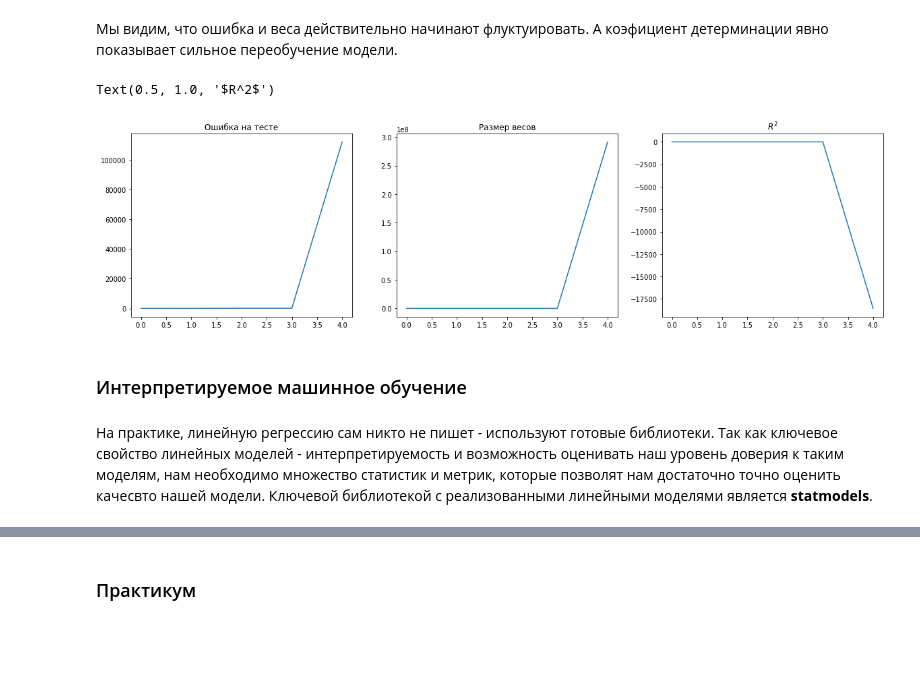
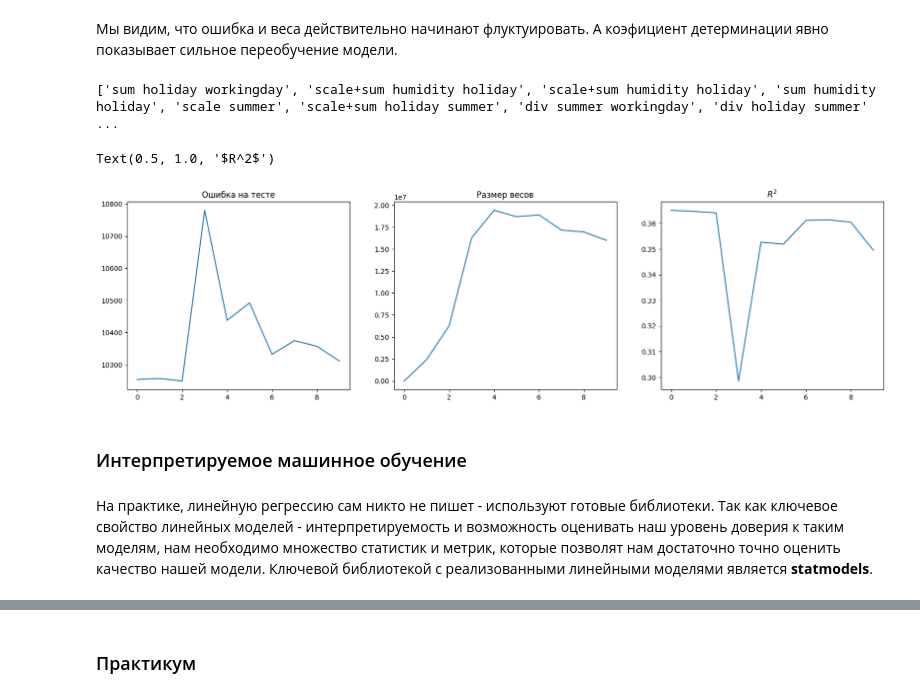
Before and after one commit to runnerup96/SBT-machine-learning-seminars, a Jupyter notebook: Линейная регрессия/Линейная регрессия.ipynb, the cells around one changed output, grey strips where cells are left out. Drawn from its saved outputs; the diff is of its cells as text; code cells hidden in the pictures; blank space fills up the shorter version.

```diff
--- a/Линейная регрессия/Линейная регрессия.ipynb
+++ b/Линейная регрессия/Линейная регрессия.ipynb
@@ -361,14 +566,16 @@ def feature_generator(curr_df, feature_list):
     Генерируем случайный линейно зависимый признак из нашего датафрейма
     """
     random_coll = random.sample(feature_list, 2)
-    new_feature = random.choice([
-        curr_df[random_coll[0]] + curr_df[random_coll[1]],
-        2 * curr_df[random_coll[0]],
-        curr_df[random_coll[0]] - curr_df[random_coll[1]],
-        2 * curr_df[random_coll[0]] + curr_df[random_coll[1]]
+    new_feature = random.choice([("sum " + " ".join(random_coll),
+        curr_df[random_coll[0]] + curr_df[random_coll[1]]),
+        ("scale " + random_coll[0], 2 * curr_df[random_coll[0]]),
+        ('div '+" ".join(random_coll), curr_df[random_coll[0]] - curr_df[random_coll[1]]),
+        ('scale+sum '+ " ".join(random_coll), 2 * curr_df[random_coll[0]] + curr_df[random_coll[1]])
     ])
-    new_feature = 2 * curr_df[random_coll[0]] + 1e-3
-    return new_feature
+
+    name = new_feature[0]
+    new_feature = new_feature[1] + 1e-7*np.random.randn(*curr_df[random_coll[0]].shape)
+    return new_feature, name
 # %% [markdown]
 Суть эксперимента - проверить OLS модель при обучении с линейно-зависимыми признаками.
 Для этого на протяжении 10 экспериментов генерируем с помощью функции **feature_generator** линейно зависимый признак от исходных признаков и добавляем ее в наш датафрейм. Далее обучаем модель и смотрим на норму весов и ошибку модели. Мы ожидаем увидеть сильную флуктуацию в весах модели и в ошибке на тестовой выборке. Это покажет нам неустойчивость OLS модели к мультиколлинеарности.
@@ -380,29 +587,27 @@ from copy import deepcopy
 original_features = ['holiday', 'humidity', 'summer', 'temp', 'windspeed', 'workingday']
 train_features = ['holiday', 'humidity', 'summer', 'temp', 'windspeed', 'workingday']
 
-original_features = ['temp', 'windspeed']
-train_features = ['temp', 'windspeed']
-
-
 scaled_df_copy = deepcopy(scaled_df)
 
-total_experiements = 5
+total_experiements = 10
 
 weights_norm_list = []
 error_list = []
 r_squared_list = []
 iters_amount_list = []
+names_new_features = []
 
 
 for i in tqdm(range(total_experiements)):
     if i >= 1:
         feature_name = f'new_feature_{i}'
-        scaled_df_copy[feature_name] = feature_generator(scaled_df_copy, original_features)
+        scaled_df_copy[feature_name], name = feature_generator(scaled_df_copy, original_features)
         train_features.append(feature_name)
+        names_new_features.append(name)
     # print(train_features)
 
     # делим нашу выборку на обучающую и тестовую
-    X_train, X_test, y_train, y_test = train_test_split(scaled_df_copy[train_features], scaled_df_copy['count'], random_state=42)
+    X_train, X_test, y_train, y_test = train_test_split(scaled_df_copy[train_features], scaled_df_copy['count'], test_size=0.5, random_state=42)
 
     # подготавливаем обучающую выборку
     bias_term = np.ones((len(X_train), 1))
@@ -414,10 +619,6 @@ for i in tqdm(range(total_experiements)):
     x_test = np.concatenate([bias_term, X_test], axis=1)
     y_test = np.array(y_test).reshape(-1,1)
 
-    # ilr = IterativeLinearRegression(learning_rate=0.1, iters=100000)
-    # train_history = ilr.fit_with_while(x_train, y_train)
-    # predictions = ilr.predict(x_test)
-
     # обучаем аналитическим методом линейную регрессию
     ols = OrdinaryLeastSquares()
     ols.fit(x_train, y_train)
@@ -425,6 +626,11 @@ for i in tqdm(range(total_experiements)):
     test_preds = ols.predict(x_test)
 
     # рассчитываем среднее весов
+    if i == 1:
+      print()
+      for j in list(zip(['bias']+train_features, ols.weights)):
+        print(j[0], ' ', j[1][0])
+
     weights_sum = np.mean(np.abs(ols.weights))
     # рассчитываем ошибку модели на тестовой выборке
     mse_error = 1/len(x_test) * np.sum((test_preds - y_test)**2)
@@ -440,23 +655,26 @@ for i in tqdm(range(total_experiements)):
 # %% [markdown]
 Мы видим, что ошибка и веса действительно начинают флуктуировать. А коэфициент детерминации явно показывает сильное переобучение модели.
 # %%
+print(names_new_features)
+
 fig, (ax1, ax2, ax3) = plt.subplots(nrows=1, ncols=3, figsize=(20, 5))
 
-ax1.plot(list(range(total_experiements)), weights_norm_list)
+ax1.plot(list(range(total_experiements)), error_list)
 ax1.set_title('Ошибка на тесте')
 
-ax2.plot(list(range(total_experiements)), error_list)
+ax2.plot(list(range(total_experiements)), weights_norm_list)
 ax2.set_title('Размер весов')
 
 ax3.plot(list(range(total_experiements)), r_squared_list)
 ax3.set_title('$R^2$')
 # %% [output]
-Text(0.5, 1.0, '$R^2$')
+['sum holiday workingday', 'scale+sum humidity holiday', 'scale+sum humidity holiday', 'sum humidity holiday', 'scale summer', 'scale+sum holiday summer', 'div summer workingday', 'div holiday summer' ...
+Text(0.5, 1.0, '$R^2$')
-[figure, old version]
+[figure, new version]
 # %% [markdown]
 ### Интерпретируемое машинное обучение
 # %% [markdown]
-На практике, линейную регрессию сам никто не пишет - используют готовые библиотеки. Так как ключевое свойство линейных моделей - интерпретируемость и возможность оценивать наш уровень доверия к таким моделям, нам необходимо множество статистик и метрик, которые позволят нам достаточно точно оценить качесвто нашей модели. Ключевой библиотекой с реализованными линейными моделями является **statmodels**.
+На практике, линейную регрессию сам никто не пишет - используют готовые библиотеки. Так как ключевое свойство линейных моделей - интерпретируемость и возможность оценивать наш уровень доверия к таким моделям, нам необходимо множество статистик и метрик, которые позволят нам достаточно точно оценить качество нашей модели. Ключевой библиотекой с реализованными линейными моделями является **statmodels**.
 # %%
 #формирование данных для модели
 x_array = scaled_df[feature_names]
```
Also changed, not shown: parts of 22 cells of this notebook.
